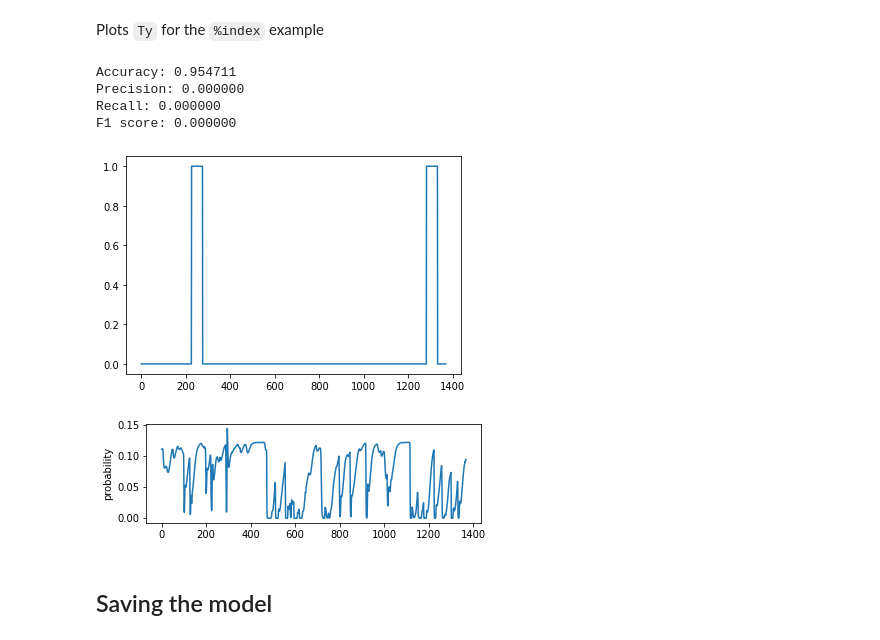
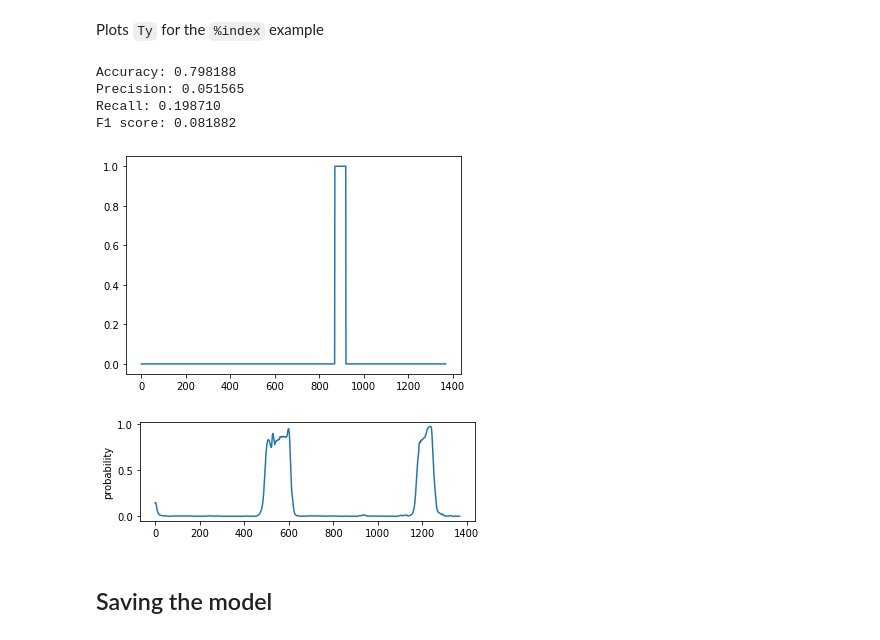
Before and after one commit to ybchen97/filler_detection, a Jupyter notebook: model.ipynb, the cells around one changed output. Drawn from its saved outputs; the diff is of its cells as text; code cells hidden in the pictures.

```diff
--- a/model.ipynb
+++ b/model.ipynb
@@ -97,4 +101,4 @@ Ty = 1369 # The number of time steps in the output of our model
 # %%
-model = load_model(PROJ_PATH + "models/random_ratio_model.h5")
+model.load_model(PROJ_PATH + "models/4_5_3_7_model.h5")
 model.summary()
 # %% [output]
@@ -196,0 +188,3 @@ _________________________________________________________________
+# %%
+model.load_weights(PROJ_PATH + "models/4_5_3_7_model.h5")
+model.summary()
@@ -215,7 +241,7 @@ def model_train(model, X, Y, X_dev, Y_dev):
     history = model.fit(X, Y, batch_size=50, epochs=100, validation_data=(X_dev, Y_dev))
     return history
 # %%
-X = np.load(PROJ_PATH + "data/small/train/X_1.npy")
-Y = np.load(PROJ_PATH + "data/small/train/Y_1.npy")
+X = np.load(PROJ_PATH + "data/train/3_7/X_1.npy")
+Y = np.load(PROJ_PATH + "data/train/3_7/Y_1.npy")
 print("X: {} Y: {}".format(X.shape, Y.shape))
 # %% [output]
@@ -344,18 +390,18 @@ def plot_Y(Y, index=0):
 # %%
 evaluate_model(model, X_test, Y_test)
 # %% [output]
-Accuracy: 0.954711
-Precision: 0.000000
-Recall: 0.000000
-F1 score: 0.000000
+Accuracy: 0.798188
+Precision: 0.051565
+Recall: 0.198710
+F1 score: 0.081882
 # %%
-plot_Y(Y_test, 0)
+plot_Y(Y_test, 2)
 # %% [output]
-[figure, old version]
+[figure, new version]
 # %%
-visualize_prediction(model, X_test, 10)
+visualize_prediction(model, X_test, 2)
 # %% [output]
-[figure, old version]
+[figure, new version]
 # %% [markdown]
 ## Saving the model
 # %%
```
Also changed, not shown: parts of 14 cells of this notebook.
